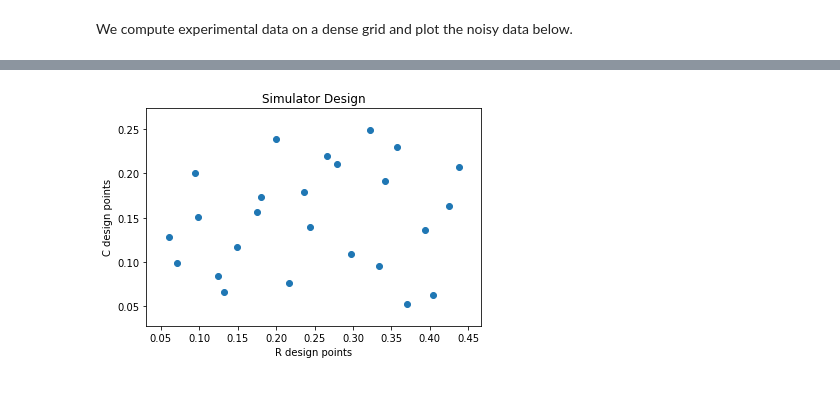
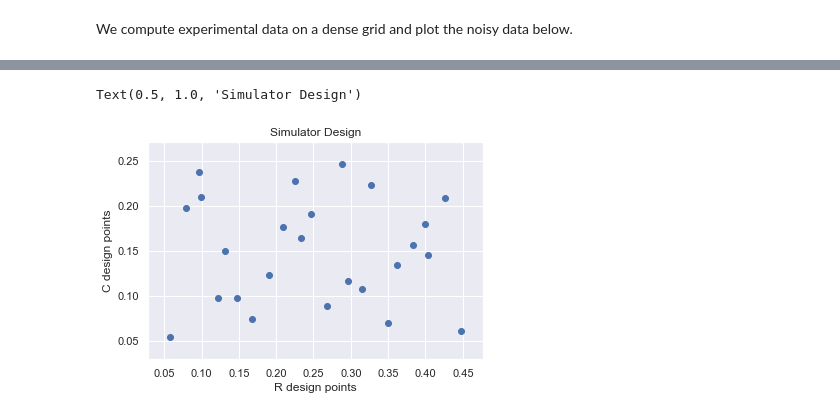
Before and after one commit to lanl/SEPIA, a Jupyter notebook: sepia/Examples/Ball_Drop/ball_drop.ipynb, the cells around one changed output, grey strips where cells are left out. Cells and saved outputs as stored; diff of their text form; code cells hidden in the pictures.

```diff
--- a/sepia/Examples/Ball_Drop/ball_drop.ipynb
+++ b/sepia/Examples/Ball_Drop/ball_drop.ipynb
@@ -60,13 +64,42 @@ For simulated data inputs, we use a scaled latin hypercube design to select $m=2
-# %%
-m=25
-sim_design = pyDOE.lhs(2,m)
-R_sim = sim_design[:,0] * .4 + .05
-C_sim = sim_design[:,1] * .2 + .05
-plt.scatter(R_sim,C_sim)
-plt.xlabel("R design points");plt.ylabel("C design points")
-plt.title("Simulator Design")
-plt.show()
-# %% [output]
-[figure, removed]
+# %%
+m=25
+#sim_design = pyDOE.lhs(2,m) # to generate another design
+design_names = ("R","C")
+sim_design = np.array([
+    [0.1239,    0.8024],
+    [0.8738,    0.6473],
+    [0.6140,    0.3337],
+    [0.8833,    0.4783],
+    [0.9946,    0.0548],
+    [0.1178,    0.9382],
+    [0.1805,    0.2411],
+    [0.6638,    0.2861],
+    [0.2939,    0.1208],
+    [0.2451,    0.2397],
+    [0.4577,    0.5696],
+    [0.4377,    0.8874],
+    [0.0737,    0.7384],
+    [0.6931,    0.8683],
+    [0.4901,    0.7070],
+    [0.5953,    0.9828],
+    [0.7506,    0.1009],
+    [0.7783,    0.4225],
+    [0.8333,    0.5318],
+    [0.3987,    0.6312],
+    [0.2021,    0.4990],
+    [0.3495,    0.3680],
+    [0.9411,    0.7935],
+    [0.0198,    0.0218],
+    [0.5440,    0.1925]])
+sim_design[:,0] = sim_design[:,0] * .4 + .05
+sim_design[:,1] = sim_design[:,1] * .2 + .05
+R_sim = sim_design[:,0]
+C_sim = sim_design[:,1]
+plt.scatter(R_sim,C_sim) # consider this the "native scale for R and C"
+plt.xlabel("R design points");plt.ylabel("C design points")
+plt.title("Simulator Design")
+# %% [output]
+Text(0.5, 1.0, 'Simulator Design')
+[figure, added]
 # %%
 # Compute simulated data
```
Also changed, not shown: parts of 23 cells of this notebook.
